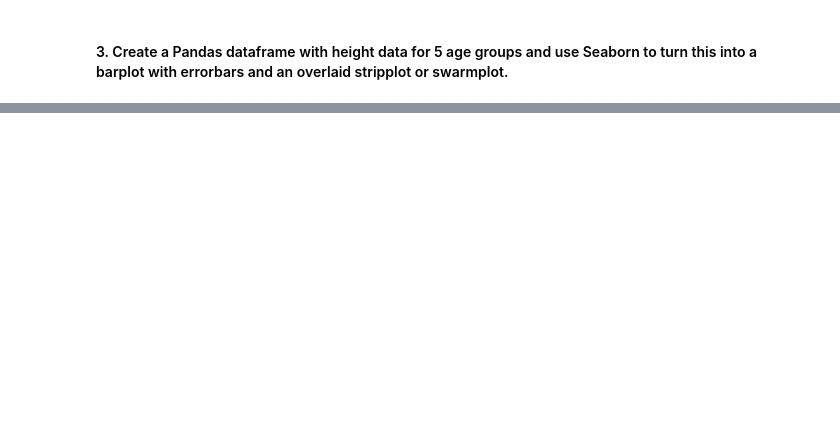
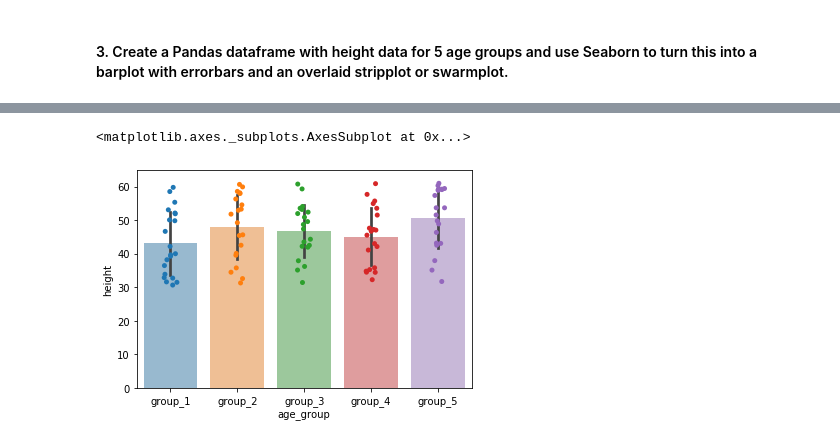
Before and after one commit to jeroenvanbaar/Computational_modeling_tutorial, a Jupyter notebook: 0.Sandbox_problems.ipynb, the cells around one changed output, grey strips where cells are left out. Saved outputs shown, nothing was run; the diff lists cells and outputs as text; code cells hidden in the pictures; blank space fills up the shorter version.

```diff
--- a/0.Sandbox_problems.ipynb
+++ b/0.Sandbox_problems.ipynb
@@ -19,2 +46,7 @@ import seaborn as sns
 # %% [markdown]
 #### 3. Create a Pandas dataframe with height data for 5 age groups and use Seaborn to turn this into a barplot with errorbars and an overlaid stripplot or swarmplot.
+# %%
+data = df.copy()
+# %%
+data['age_group'] = pd.cut(data['weight'], bins = 5,
+                           labels = ['group_1','group_2','group_3','group_4','group_5'])
@@ -20,0 +62,6 @@ import seaborn as sns
+# %%
+sns.barplot('age_group','height',data = data, ci = 'sd', alpha = .5)
+sns.stripplot('age_group','height',data = data)
+# %% [output]
+<matplotlib.axes._subplots.AxesSubplot at 0x...>
+[figure, added]
```
Also changed, not shown: parts of 8 cells of this notebook.
